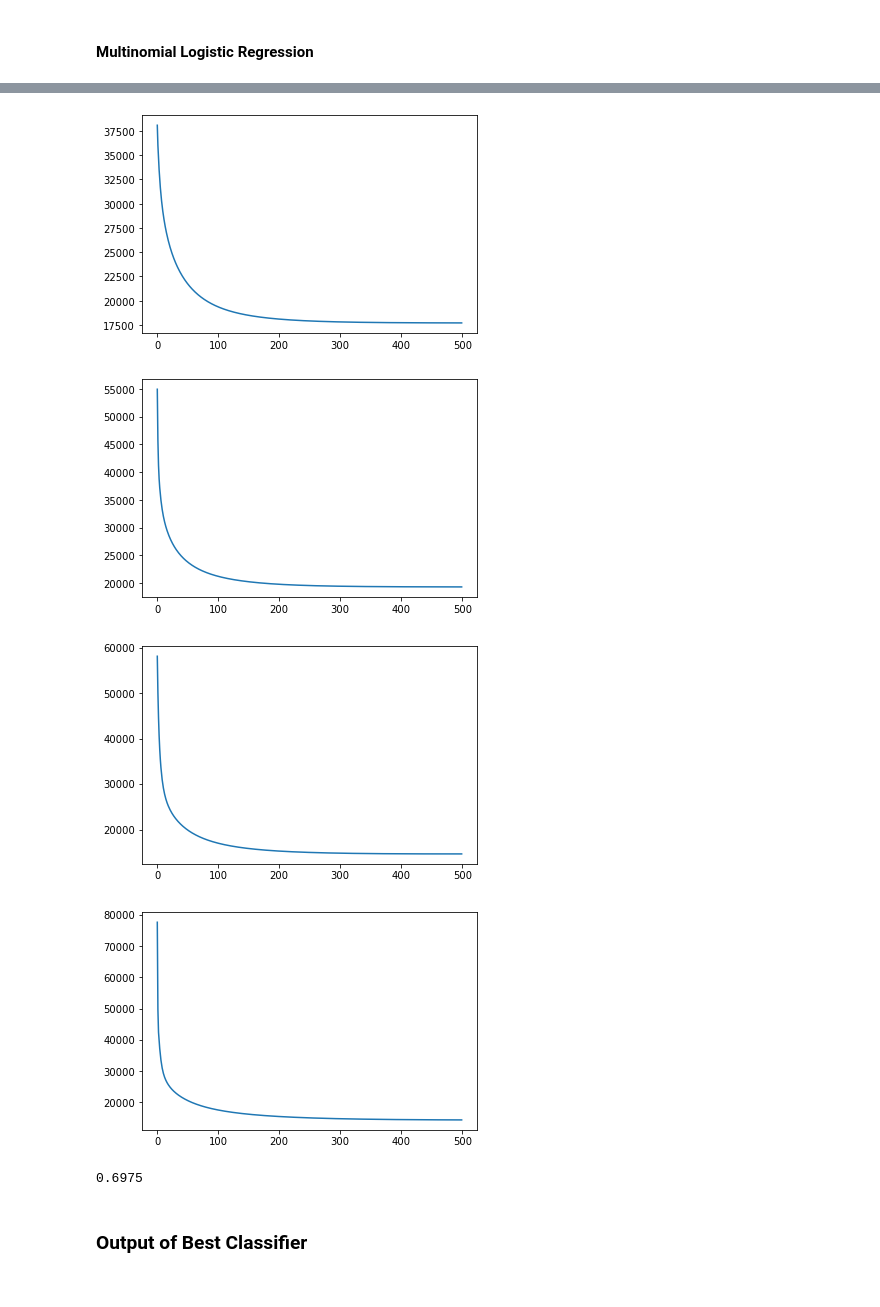
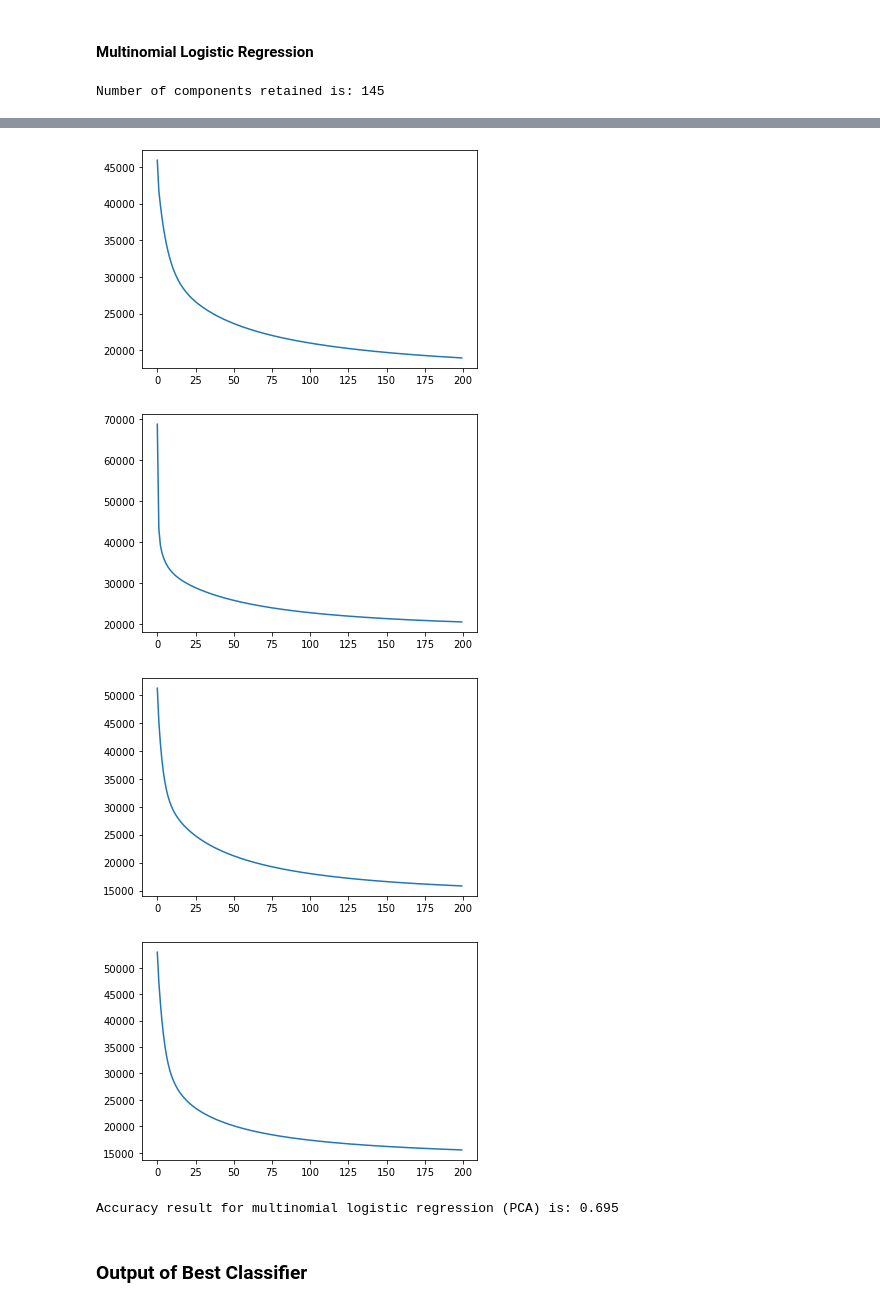
Before and after one commit to jsnarvasa/COMP5318, a Jupyter notebook: SID500525438_code.ipynb, the cells around one changed output, grey strips where cells are left out. Drawn from its saved outputs; the diff is of its cells as text; code cells hidden in the pictures.

```diff
--- a/SID500525438_code.ipynb
+++ b/SID500525438_code.ipynb
@@ -346,20 +353,22 @@ def multiclass_logistic_regression(data_train, label_train, data_test, LEARNING_
     OUTPUT: predictions for the given test/validation dataset (vector)
     '''
 
-    # first we do the pre-processing to make it easier for our gradient descent
-    pca_data_train, pca_data_test = apply_pca(data_train, data_test, n_components=95)
-
     # getting the unique labels that we have in dataset
+    # using arange in this case, in case we are provided a dataset where an instance of a class is not provided
+    # i.e. max(label_train)+1 != len(label_train)
     labels = np.arange(np.max(label_train))
 
-    optimal_weights = np.zeros((pca_data_train.shape[1], len(labels)))
+    # instantiating a blank matrix to store our optimal weights - shape is D x number of labels
+    optimal_weights = np.zeros((data_train.shape[1], len(labels)))
 
     for label in labels:
-        X0 = pca_data_train[np.where(label_train!=label)[0], :]
-        X1 = pca_data_train[np.where(label_train==label)[0], :]
+        # the objective of this part is to classify the current class as 1, and the others as 0
+        X0 = data_train[np.where(label_train!=label)[0], :]
+        X1 = data_train[np.where(label_train==label)[0], :]
         y0 = np.zeros(X0.shape[0])
         y1 = np.ones(X1.shape[0])
 
+        # we then re-join the two matrices (0s and 1s) for X and y
         X = np.concatenate((X0, X1), axis=0)
         y = np.concatenate((y0, y1))[:, np.newaxis]
 
@@ -368,10 +377,13 @@ def multiclass_logistic_regression(data_train, label_train, data_test, LEARNING_
         # select a random starting point for our gradient descent
         weights = np.random.random(D)[:, np.newaxis]
 
+        # used to keep track loss for each iteration
         loss_array = []
 
+        # gradient descent algorithm for logistic regression
         for _ in range(MAX_ITER):
             dloss, current_loss = calc_logistic_loss(weights, X, y, LAMBDA)
+            # updating our weights
             weights = weights - (LEARNING_RATE * (dloss / N))
 
             loss_array.append(current_loss)
@@ -379,9 +391,13 @@ def multiclass_logistic_regression(data_train, label_train, data_test, LEARNING_
         plt.plot(list(range(MAX_ITER)), loss_array)
         plt.show()
 
+        # Storing the optimal weight we just found for the given label/class
         optimal_weights[:, label] = np.squeeze(weights)
 
-    instance_prob_per_class = pca_data_test.dot(optimal_weights)
+    # Using our matrix of optimal weights (for each class),
+    # getting the probability for each class with our test/validation data
+    # the prediction is based on the highest probability (the index will be the class)
+    instance_prob_per_class = data_test.dot(optimal_weights)
     predictions = np.argmax(instance_prob_per_class, axis=1)
 
     return predictions
@@ -636,11 +508,14 @@ print(f"Accuracy result for NB (SVD) is: {accuracy}")
 # %% [markdown]
 #### Multinomial Logistic Regression
 # %%
-LEARNING_RATE = 0.4
+LEARNING_RATE = 0.45
 LAMBDA = 100
-MAX_ITER = 500
+MAX_ITER = 200
 
-predictions = multiclass_logistic_regression(data_train, label_train, data_test, LEARNING_RATE, LAMBDA, MAX_ITER)
+# first we do the pre-processing to make it easier for our gradient descent
+pca_data_train, pca_data_test = apply_pca(data_train, data_test, n_components='dynamic')
+predictions = multiclass_logistic_regression(pca_data_train, label_train, pca_data_test, LEARNING_RATE, LAMBDA, MAX_ITER)
 accuracy = calc_top1_accuracy(predictions, label_test)
-print(accuracy)
+print(f"Accuracy result for multinomial logistic regression (PCA) is: {accuracy}")
 # %% [output]
+Number of components retained is: 145
@@ -652,8 +527,8 @@ print(accuracy)
-[figure, old version]
+[figure, new version]
-[figure, old version]
+[figure, new version]
-[figure, old version]
+[figure, new version]
-[figure, old version]
+[figure, new version]
-0.6975
+Accuracy result for multinomial logistic regression (PCA) is: 0.695
 # %% [markdown]
 ### Output of Best Classifier
 # %%
```
Also changed, not shown: parts of 21 cells of this notebook.
